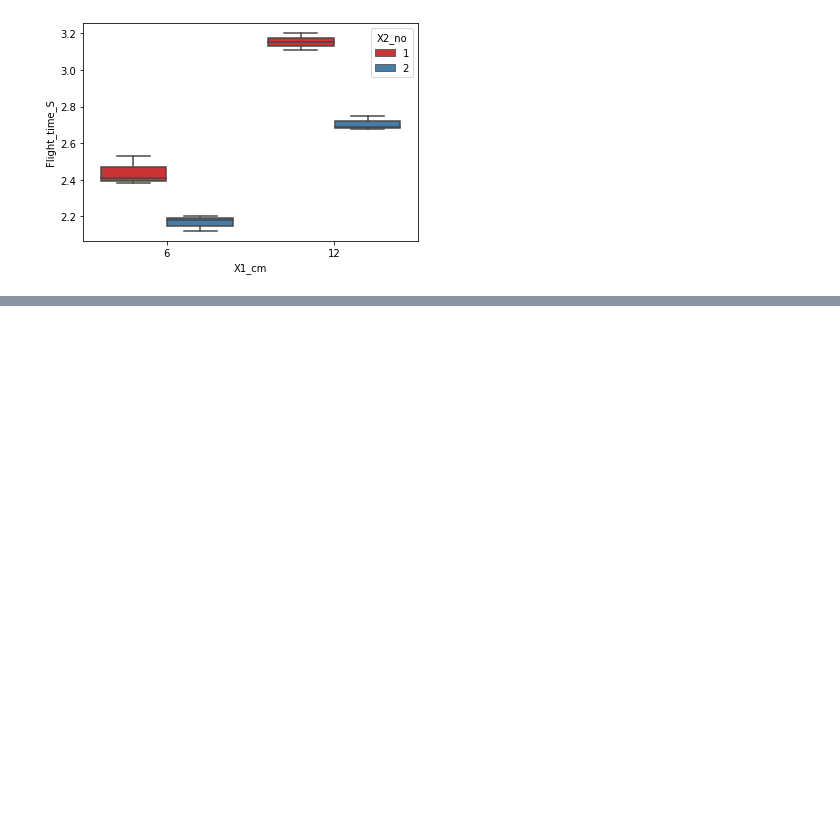
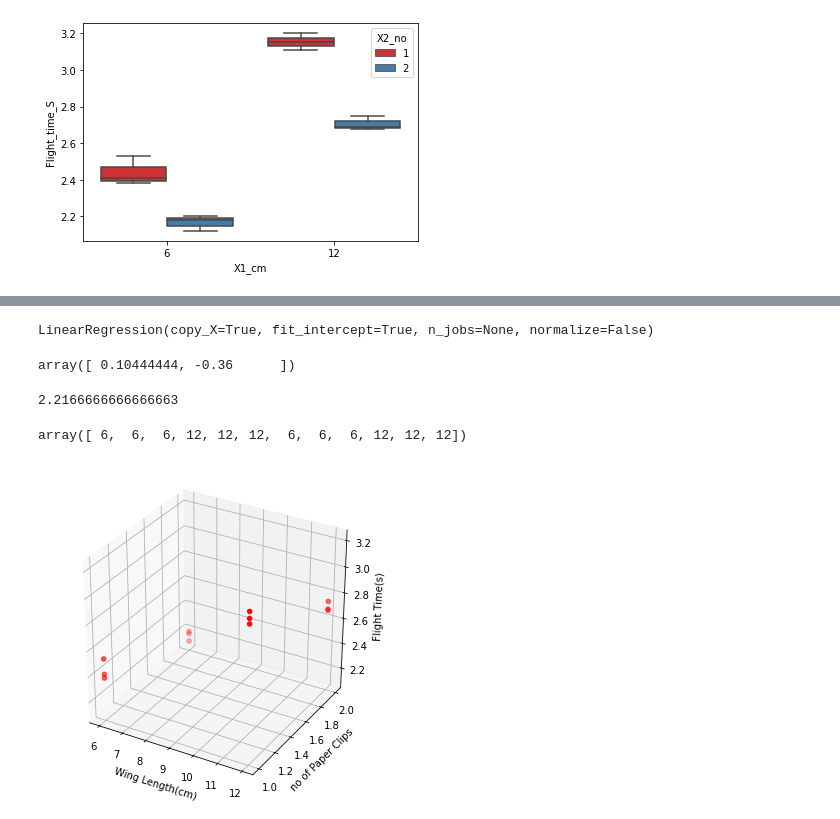
Before and after one commit to sankarsasmal/Python, a Jupyter notebook: Statistics_with_Python_Quickstart.ipynb, the cells around one changed output, grey strips where cells are left out. Drawn from its saved outputs; the diff is of its cells as text; code cells hidden in the pictures; blank space fills up the shorter version.

```diff
--- a/Statistics_with_Python_Quickstart.ipynb
+++ b/Statistics_with_Python_Quickstart.ipynb
@@ -153,3 +154,12 @@ sns.boxplot(x="X1_cm", y="Flight_time_S", hue="X2_no", data=df, palette="Set1")
 # %% [output]
 <matplotlib.axes._subplots.AxesSubplot at 0x...>
 [figure]
+# %%
+#Linear Regression
+#https://www.youtube.com/watch?v=J_LnPL3Qg70&t=1s
+import pandas as pd
+import numpy as np
+from sklearn import linear_model
+from google.colab import files
+import matplotlib.pyplot as plt
+uploaded = files.upload()
@@ -155,0 +169,4 @@ sns.boxplot(x="X1_cm", y="Flight_time_S", hue="X2_no", data=df, palette="Set1")
+# %%
+import io
+df=pd.read_csv(io.BytesIO(uploaded['DOE_Python.csv']))
+df.head()
@@ -155,0 +180,24 @@ sns.boxplot(x="X1_cm", y="Flight_time_S", hue="X2_no", data=df, palette="Set1")
+# %%
+reg= linear_model.LinearRegression()
+reg.fit(df[['X1_cm','X2_no']],df.Flight_time_S)
+# %% [output]
+LinearRegression(copy_X=True, fit_intercept=True, n_jobs=None, normalize=False)
+# %%
+reg.coef_
+# %% [output]
+array([ 0.10444444, -0.36      ])
+# %%
+reg.intercept_
+# %% [output]
+2.2166666666666663
+# %%
+#Converting column value to list
+X1_list=df['X1_cm'].to_list()
+X2_list=df['X2_no'].to_list()
+FlightTime_list=df['Flight_time_S'].to_list()
+#converting list to array
+X1_arr = np.array(X1_list)
+X2_arr = np.array(X2_list)
+FlightTime_arr = np.array(FlightTime_list)
+# %% [output]
+array([ 6,  6,  6, 12, 12, 12,  6,  6,  6, 12, 12, 12])
@@ -155,0 +207,15 @@ sns.boxplot(x="X1_cm", y="Flight_time_S", hue="X2_no", data=df, palette="Set1")
+# %%
+fig = plt.figure(figsize=(6,6))
+ax = fig.add_subplot(111, projection='3d')
+x =X1_arr
+y =X2_arr
+z =FlightTime_arr
+ax.scatter(x, y, z, c='r', marker='o')
+
+ax.set_xlabel('Wing Length(cm)')
+ax.set_ylabel('no of Paper Clips')
+ax.set_zlabel('Flight Time(s)')
+
+plt.show()
+# %% [output]
+[figure, added]
```
Also changed, not shown: parts of 4 cells of this notebook.
